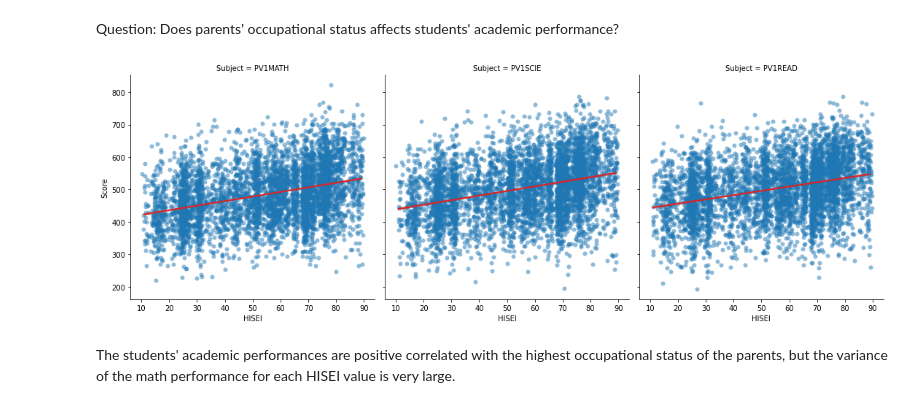
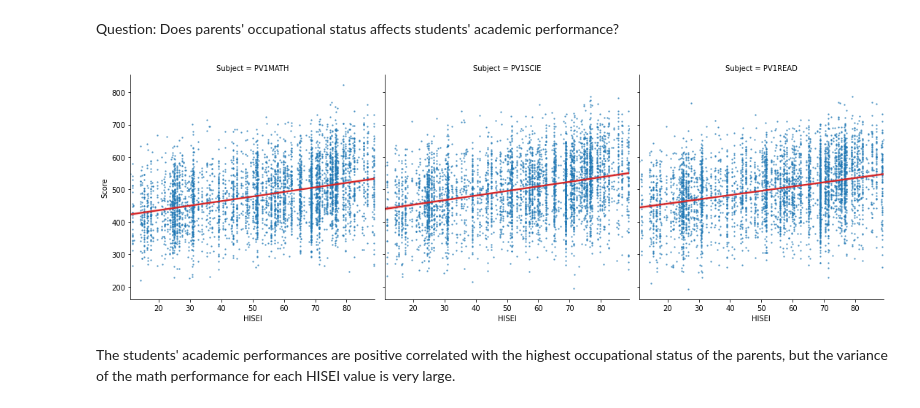
Before and after one commit to dli082/pisa2012_data_analysis, a Jupyter notebook: Part_I_exploration_pisa2012.ipynb, the cells around one changed output. Drawn from its saved outputs; the diff is of its cells as text; code cells hidden in the pictures.

```diff
--- a/Part_I_exploration_pisa2012.ipynb
+++ b/Part_I_exploration_pisa2012.ipynb
@@ -20,7 +20,7 @@ import seaborn as sb
 cols_list = ['CNT','SCHOOLID', 'STIDSTD','ST04Q01','IMMIG','FAMSTRUC','BFMJ2', 'BMMJ1','HISEI', 'FISCED','MISCED','HISCED',
              'OUTHOURS','PARED','PV1MATH','PV1READ', 'PV1SCIE']
 # %%
-df_student = pd.read_csv("pisa2012.csv", encoding= 'unicode_escape', usecols = cols_list)
+df_student = pd.read_csv("pisa2012.txt", encoding= 'unicode_escape', usecols = cols_list)
 # %%
 pd.set_option('display.max_columns', None)
 df_student.sample(5)
@@ -407,10 +416,10 @@ Interestingly, the students' academic performance do not have strong correlation
 Question: Does parents' occupational status affects students' academic performance?
 # %%
 # regression plot of occupational status and students's score
-sb.lmplot(x='HISEI', y="Score", col = 'Subject', x_jitter = True, scatter_kws={"linewidth":0,"alpha":.5},line_kws={"color":'tab:red'},
+sb.lmplot(x='HISEI', y="Score", col = 'Subject', scatter_kws={"linewidth":0,"s":5},line_kws={"color":'tab:red'},
                 data=df_us2, sharey = True);
 # %% [output]
-[figure, old version]
+[figure, new version]
 # %% [markdown]
 The students' academic performances are positive correlated with the highest occupational status of the parents, but the variance of the math performance for each HISEI value is very large.
 # %% [markdown]
```
Also changed, not shown: parts of 10 cells of this notebook, 7 other files.
